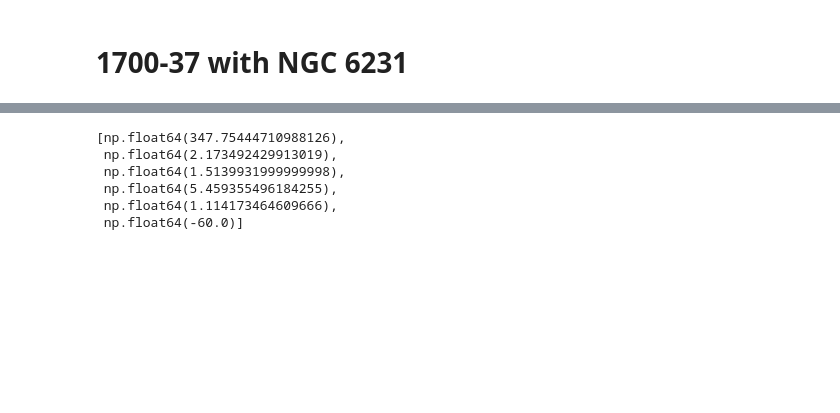
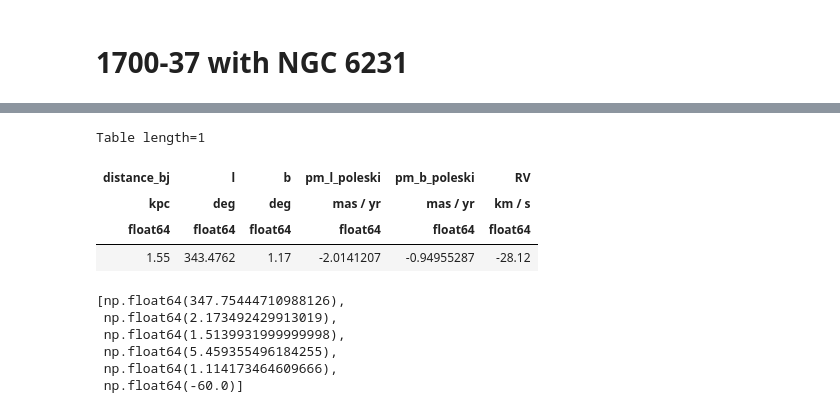
Before and after one commit to MantisShrimp2/Thesis-HMXB, a Jupyter notebook: Code/HMXB_MCMC.ipynb, the cells around one changed output, grey strips where cells are left out. Drawn from its saved outputs; the diff is of its cells as text; code cells hidden in the pictures; blank space fills up the shorter version.

```diff
--- a/Code/HMXB_MCMC.ipynb
+++ b/Code/HMXB_MCMC.ipynb
@@ -193,3 +193,11 @@ np.float64(27.075213015005065)
+# %%
+ngc6231
+# %% [output]
+Table length=1
+| distance_bj | l | b | pm_l_poleski | pm_b_poleski | RV |
+| kpc | deg | deg | mas / yr | mas / yr | km / s |
+| float64 | float64 | float64 | float64 | float64 | float64 |
+| 1.55 | 343.4762 | 1.17 | -2.0141207 | -0.94955287 | -28.12 |
 # %%
 star_170037_theta = make_theta(star_170037)
 star_170037_stds = make_star_stds(star_170037)
```
Also changed, not shown: parts of 6 cells of this notebook.
